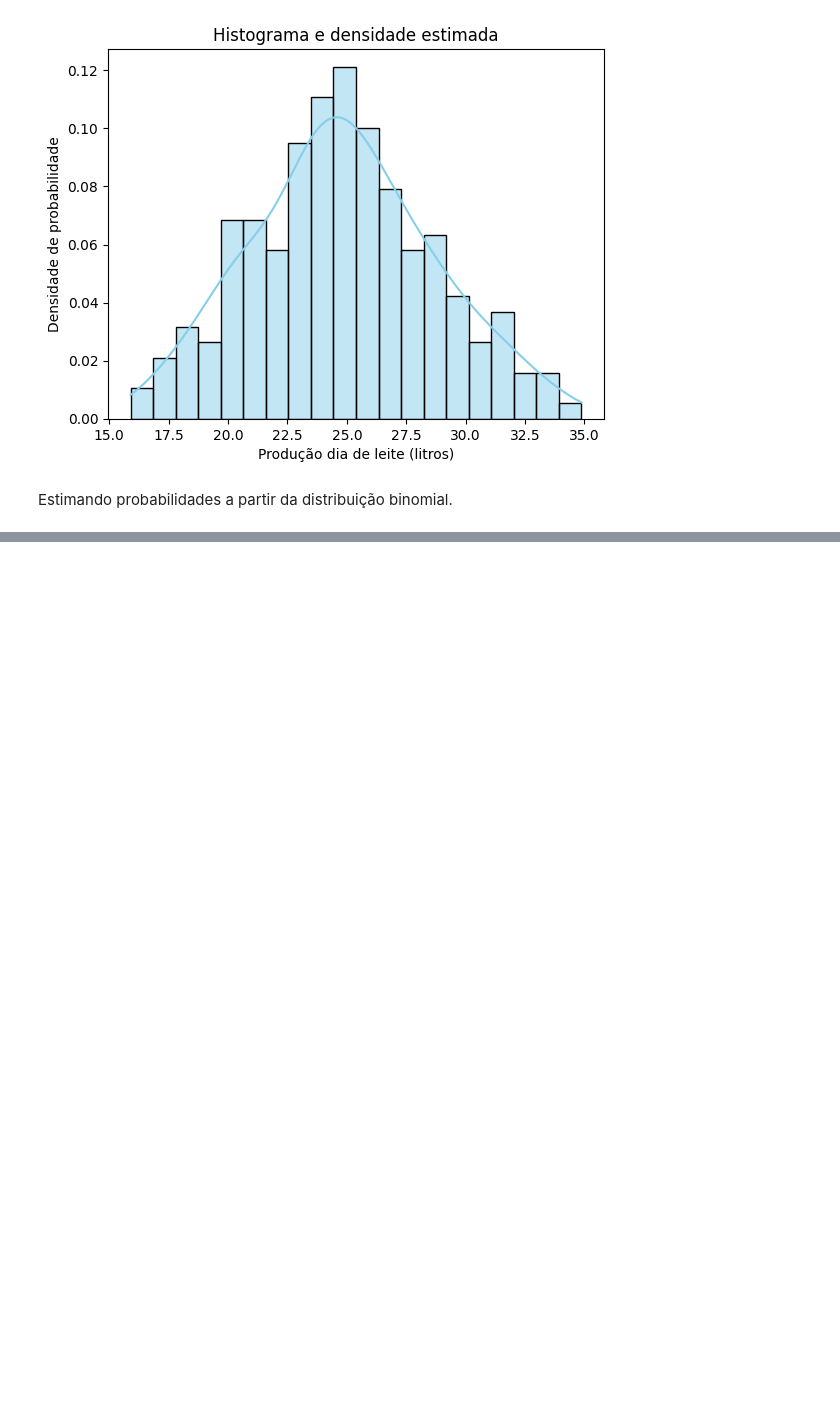
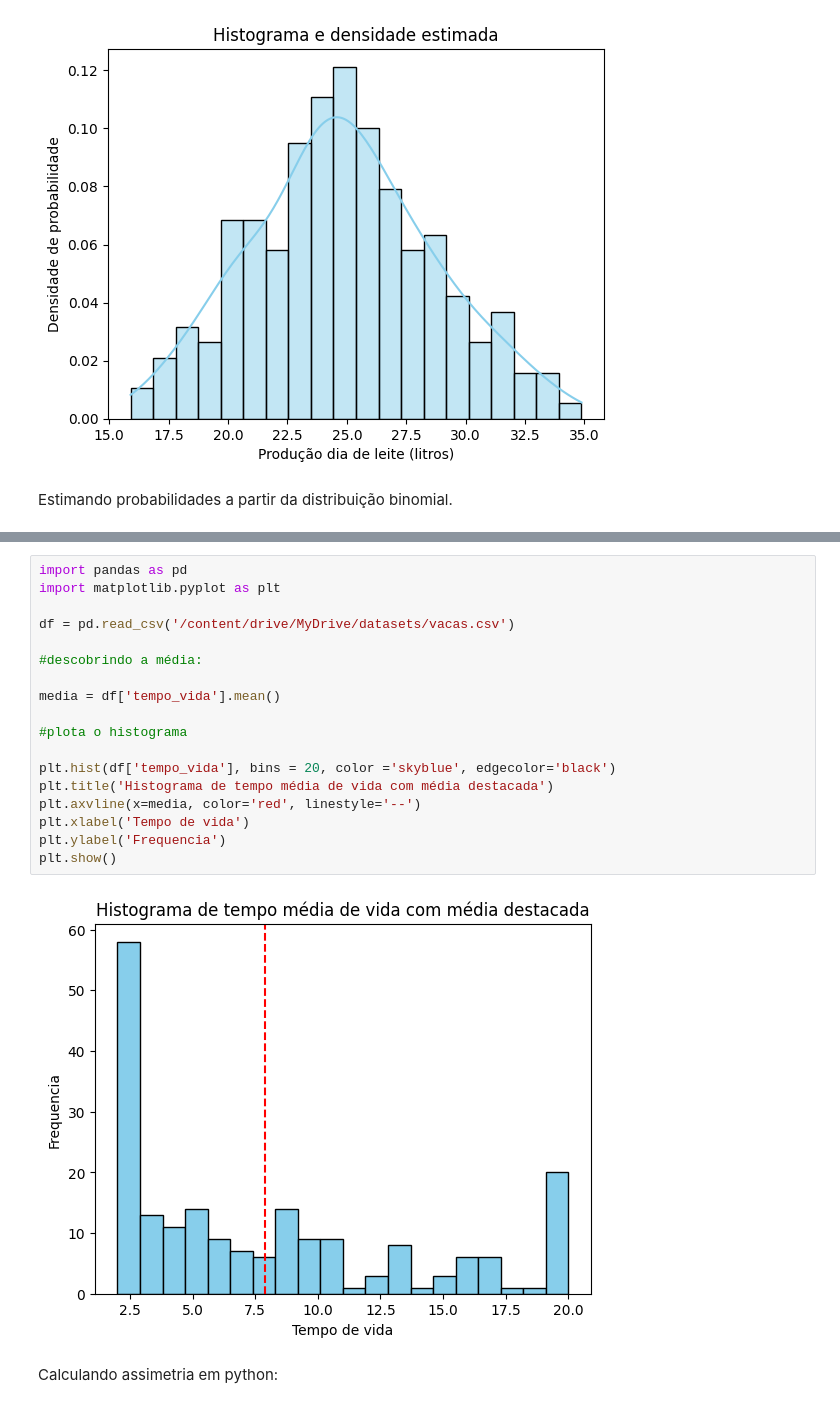
Before and after one commit to Data-Vitor/fiap-data-science, a Jupyter notebook: nemec-estatistica/cap03_medicoes_distrubuicoes_estatisticas.ipynb, the cells around one changed output, grey strips where cells are left out. Saved outputs shown, nothing was run; the diff lists cells and outputs as text; blank space fills up the shorter version.

```diff
--- a/nemec-estatistica/cap03_medicoes_distrubuicoes_estatisticas.ipynb
+++ b/nemec-estatistica/cap03_medicoes_distrubuicoes_estatisticas.ipynb
@@ -242,0 +294,22 @@ Probabilidade de 4 partos bem-sucedidos:41.0%
+# %%
+import pandas as pd
+import matplotlib.pyplot as plt
+
+df = pd.read_csv('/content/drive/MyDrive/datasets/vacas.csv')
+
+#descobrindo a média:
+
+media = df['tempo_vida'].mean()
+
+#plota o histograma
+
+plt.hist(df['tempo_vida'], bins = 20, color ='skyblue', edgecolor='black')
+plt.title('Histograma de tempo média de vida com média destacada')
+plt.axvline(x=media, color='red', linestyle='--')
+plt.xlabel('Tempo de vida')
+plt.ylabel('Frequencia')
+plt.show()
+# %% [output]
+[figure, added]
+# %% [markdown]
+Calculando assimetria em python:
```
Also changed, not shown: parts of 12 cells of this notebook.
